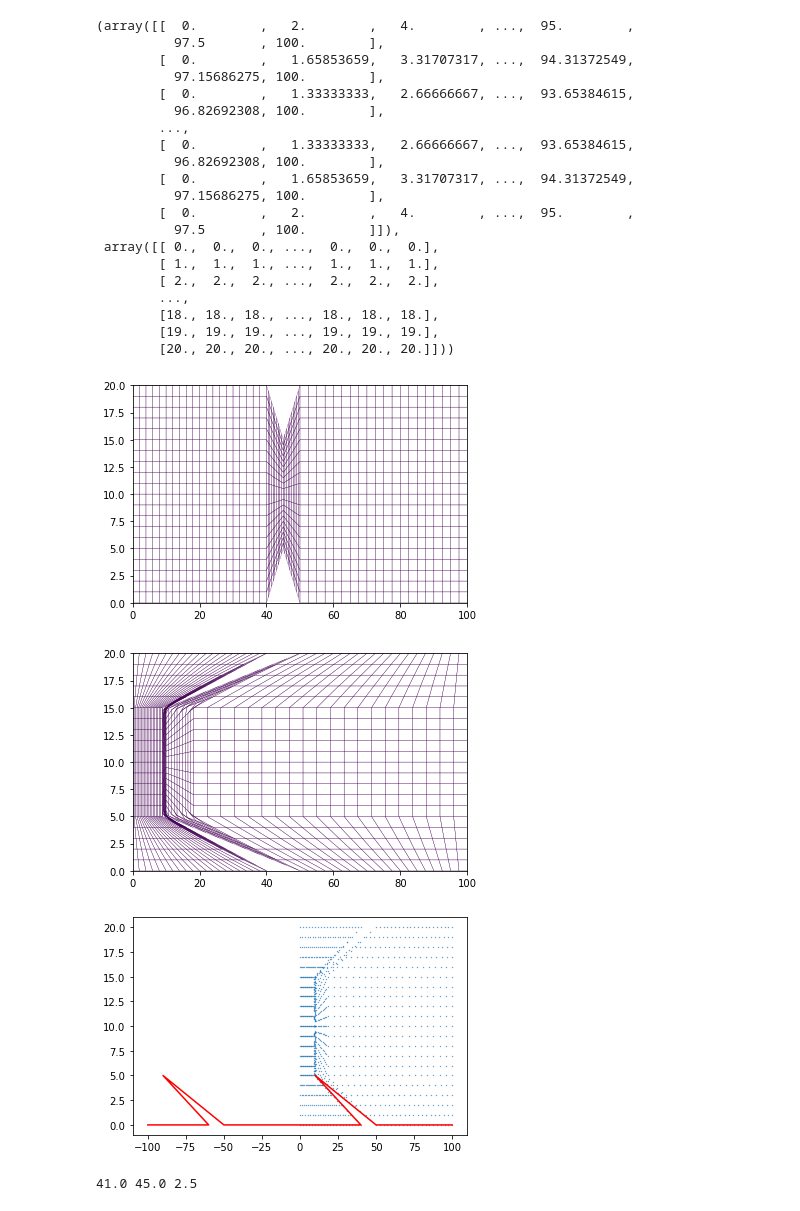
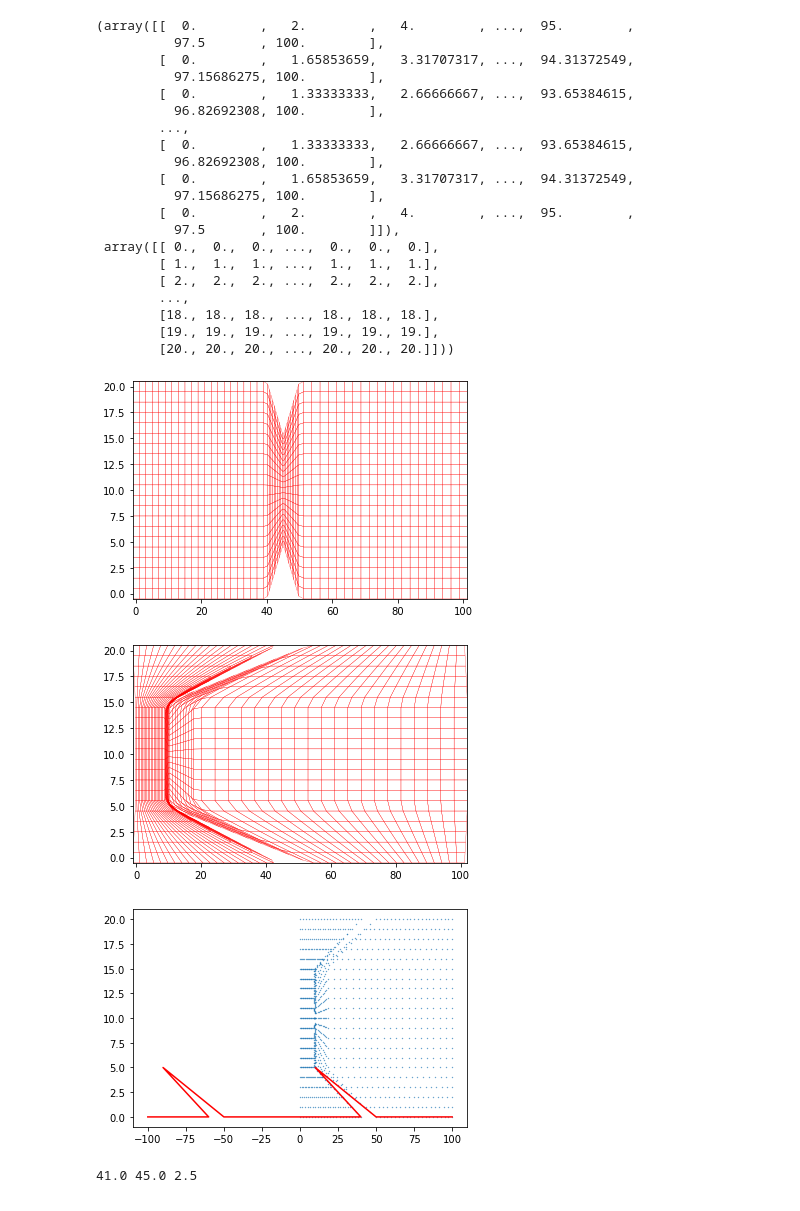
Before and after one commit to zongyi-li/Geo-FNO-catheter, a Jupyter notebook: data_mesh.ipynb, the cells around one changed output. Cells and saved outputs as stored; diff of their text form; code cells hidden in the pictures.

Commit message:
update 1d mesh, 2d design script

```diff
--- a/data_mesh.ipynb
+++ b/data_mesh.ipynb
@@ -173,32 +100,37 @@ def catheter_mesh(x2, x3, h, ncy, ncx1, ncx2, ncx3, ncx4, plot_or_not = False):
 # %%
+import numpy as np
+import matplotlib.pyplot as plt
+from catheter import numpy_catheter_mesh_2d
+
+
 x1, x2, x3, h = 40, 10, 50, 5
 ncy = 20
 ncx1, ncx2, ncx3, ncx4 = 20, 10, 10, 20
 
-catheter_mesh(x2, x3, h, ncy, ncx1, ncx2, ncx3, ncx4, plot_or_not = True)
+numpy_catheter_mesh_2d(x2, x3, h, ncy, ncx1, ncx2, ncx3, ncx4, plot_or_not = True)
 # %% [output]
 (array([[  0.        ,   2.        ,   4.        , ...,  95.        ,
           97.5       , 100.        ],
         [  0.        ,   1.65853659,   3.31707317, ...,  94.31372549,
           97.15686275, 100.        ],
         [  0.        ,   1.33333333,   2.66666667, ...,  93.65384615,
           96.82692308, 100.        ],
         ...,
         [  0.        ,   1.33333333,   2.66666667, ...,  93.65384615,
           96.82692308, 100.        ],
         [  0.        ,   1.65853659,   3.31707317, ...,  94.31372549,
           97.15686275, 100.        ],
         [  0.        ,   2.        ,   4.        , ...,  95.        ,
           97.5       , 100.        ]]),
  array([[ 0.,  0.,  0., ...,  0.,  0.,  0.],
         [ 1.,  1.,  1., ...,  1.,  1.,  1.],
         [ 2.,  2.,  2., ...,  2.,  2.,  2.],
         ...,
         [18., 18., 18., ..., 18., 18., 18.],
         [19., 19., 19., ..., 19., 19., 19.],
         [20., 20., 20., ..., 20., 20., 20.]]))
-[figure, old version]
+[figure, new version]
-[figure, old version]
+[figure, new version]
 [figure]
 # %%
 ncy = 100
```
Also changed, not shown: parts of 6 cells of this notebook, 5 other files.
